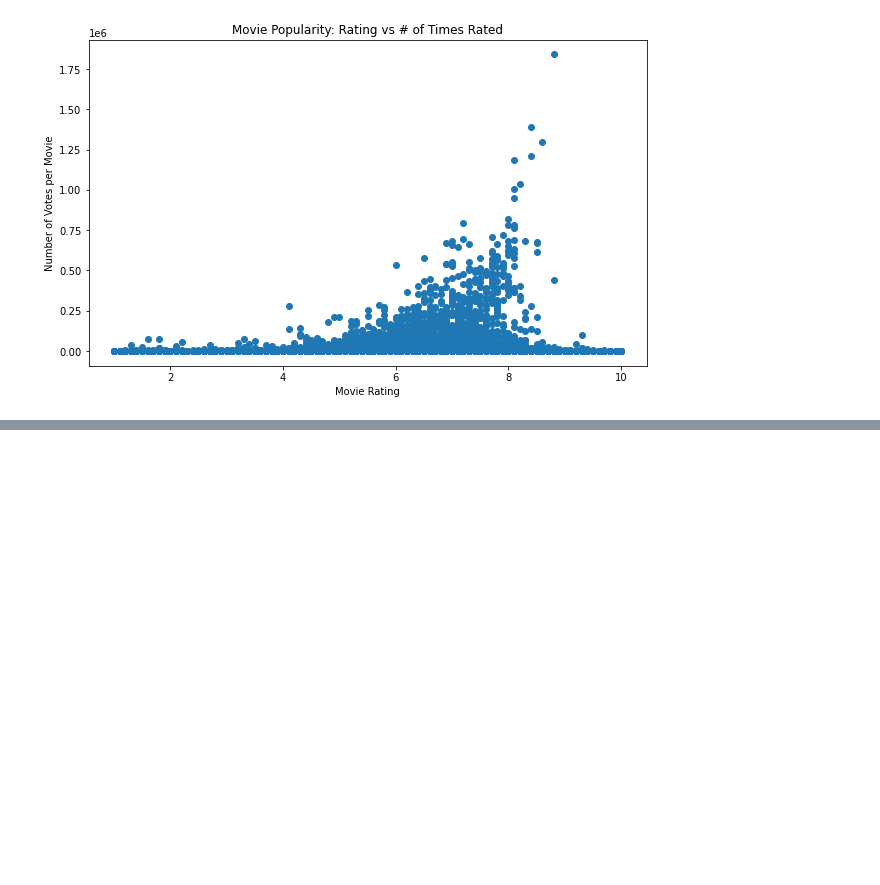
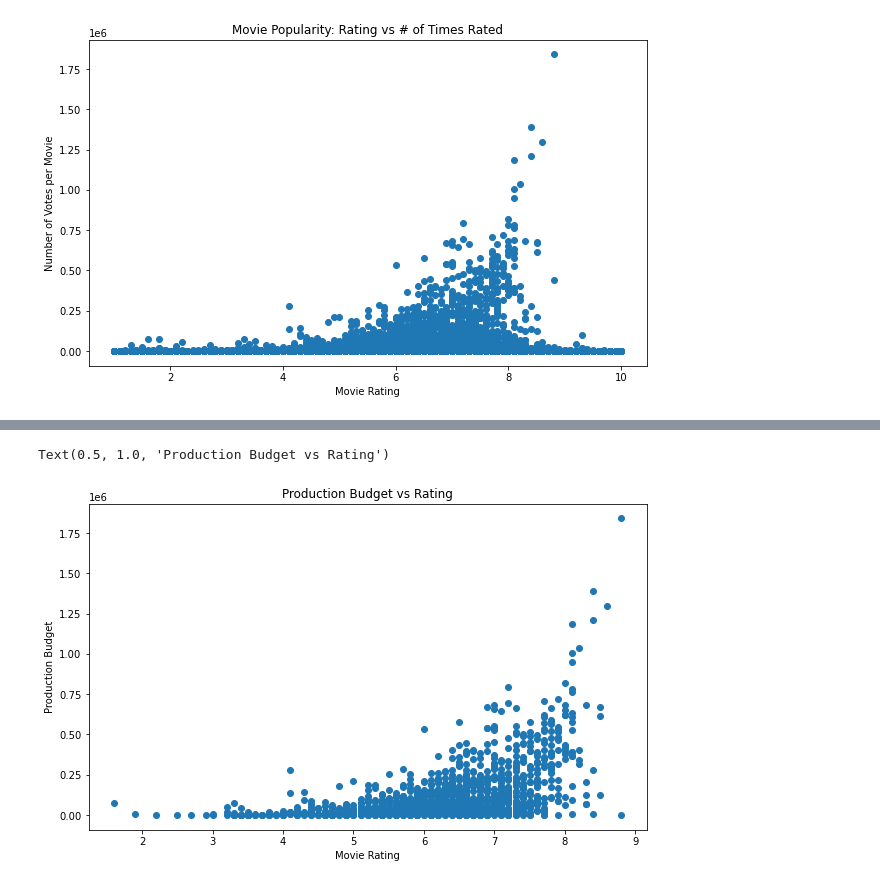
Before and after one commit to samanthanas/MovieAnalysis, a Jupyter notebook: zippedData/Combo_Notebook_Draft.ipynb, the cells around one changed output, grey strips where cells are left out. Saved outputs shown, nothing was run; the diff lists cells and outputs as text; code cells hidden in the pictures; blank space fills up the shorter version.

```diff
--- a/zippedData/Combo_Notebook_Draft.ipynb
+++ b/zippedData/Combo_Notebook_Draft.ipynb
@@ -106,0 +222,3 @@ Text(0.5, 1.0, 'Movie Popularity: Rating vs # of Times Rated')
+# %%
+imdb["merge_id"] = imdb["start_year"].astype(str) + " " + imdb["primary_title"]
+imdb
@@ -106,0 +246,4 @@ Text(0.5, 1.0, 'Movie Popularity: Rating vs # of Times Rated')
+# %%
+movie_data = imdb.set_index("merge_id").join(budgetinfo.set_index("merge_id"),how="inner")
+# %%
+movie_data=movie_data.reset_index()
@@ -106,0 +266,2 @@ Text(0.5, 1.0, 'Movie Popularity: Rating vs # of Times Rated')
+# %%
+movie_data = movie_data[["merge_id","release_date","genres","averagerating","numvotes","production_budget","domestic_gross","worldwide_gross"]]
@@ -106,0 +284,18 @@ Text(0.5, 1.0, 'Movie Popularity: Rating vs # of Times Rated')
+# %%
+#see if there is an existing relationship between average rating and the production budget
+
+scatter_title = "Production Budget vs Rating"
+xlabel = "Movie Rating"
+ylabel = "Production Budget"
+
+productionrating, ax = plt.subplots(figsize=(10,6))
+xxx=movie_data["averagerating"]
+yyy=movie_data["numvotes"]
+
+ax.scatter(xxx,yyy)
+ax.set_xlabel(xlabel)
+ax.set_ylabel(ylabel)
+ax.set_title(scatter_title)
+# %% [output]
+Text(0.5, 1.0, 'Production Budget vs Rating')
+[figure, added]
```
Also changed, not shown: parts of 39 cells of this notebook.
